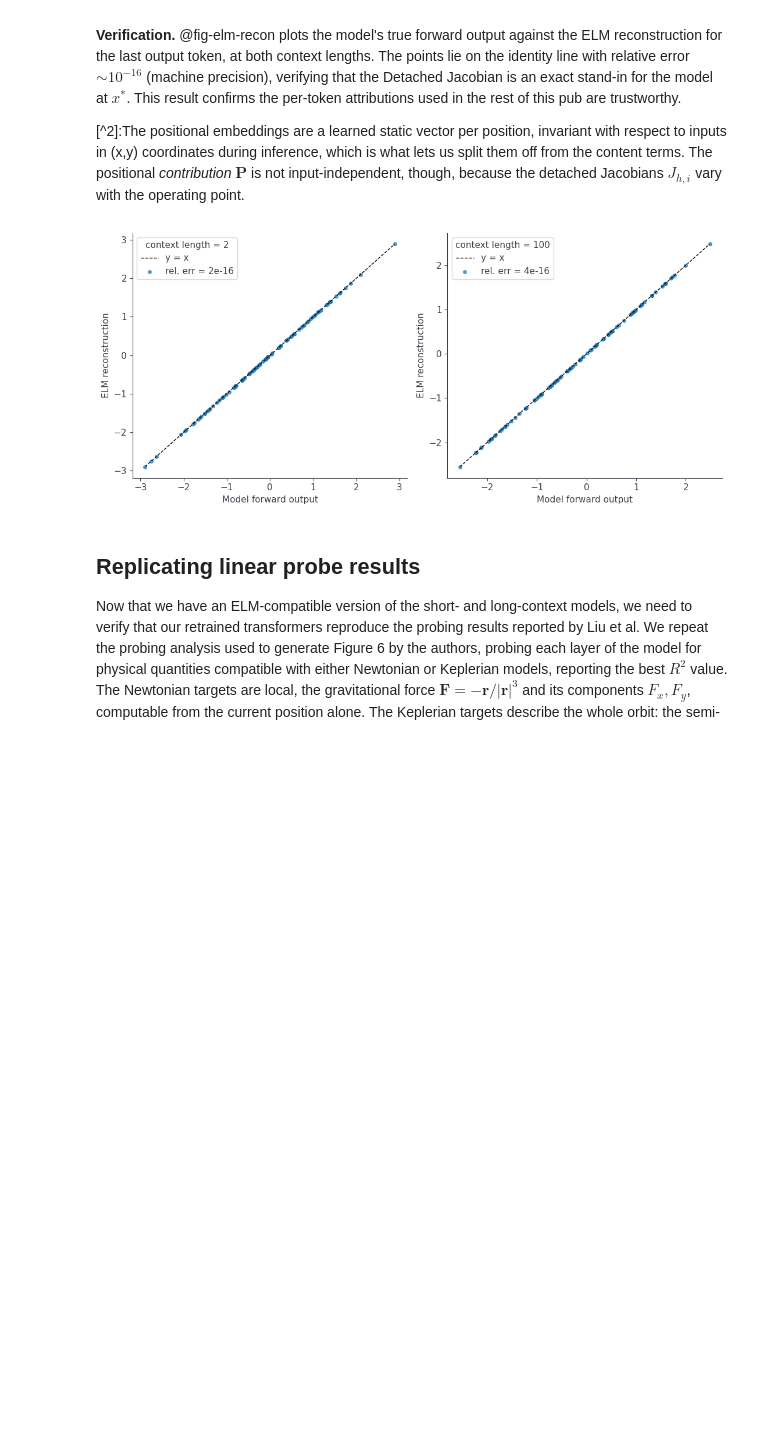
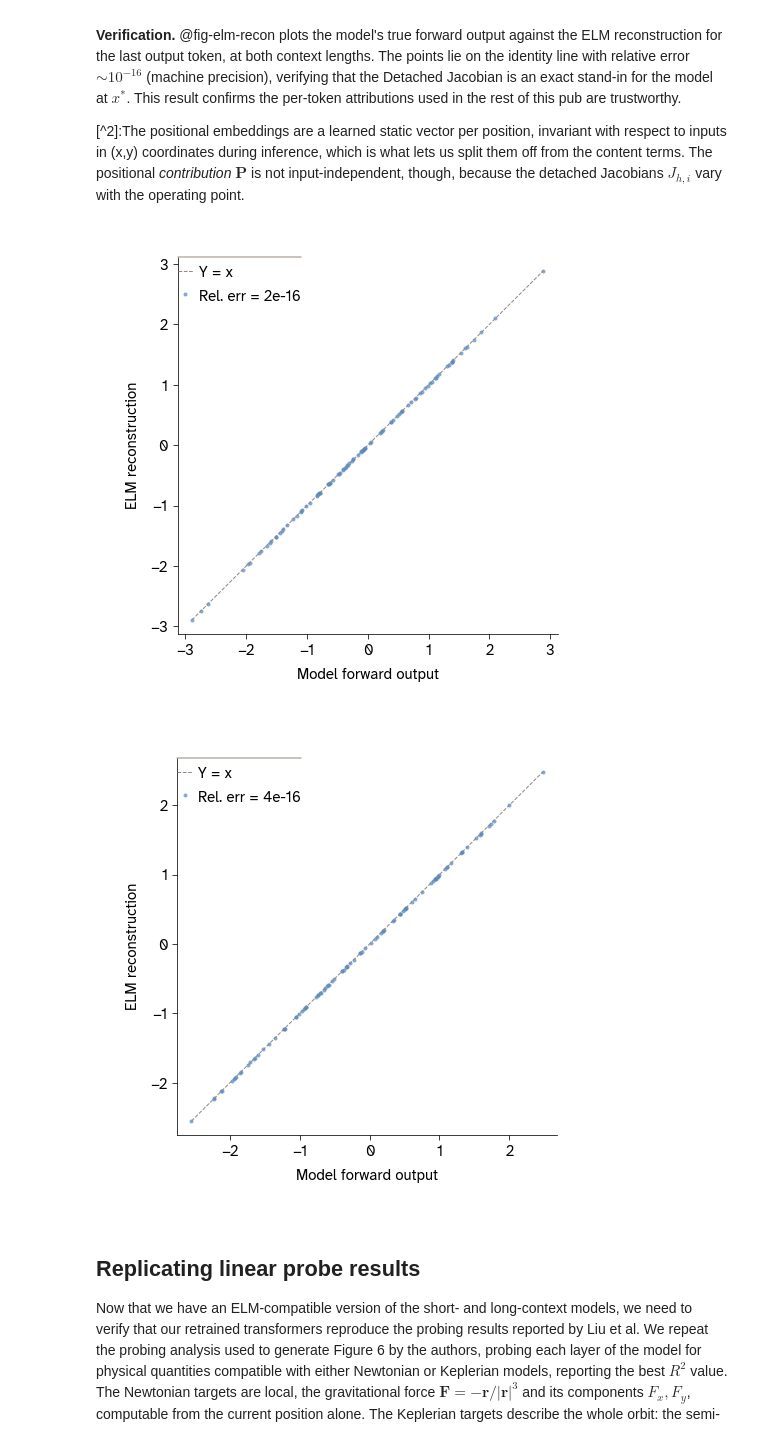
Before and after one commit to Arcadia-Science/world-model-orbits, a Jupyter notebook: index.ipynb, the cells around one changed output. Drawn from its saved outputs; the diff is of its cells as text; code cells hidden in the pictures; blank space fills up the shorter version.

```diff
--- a/index.ipynb
+++ b/index.ipynb
@@ -167,27 +194,32 @@ one $2\times2$ block per input position, plus one positional vector.
 [^2]:The positional embeddings are a learned static vector per position, invariant with respect to inputs in (x,y) coordinates during inference, which is what lets us split them off from the content terms. The positional *contribution* $\mathbf P$ is not input-independent, though, because the detached Jacobians $J_{h,i}$ vary with the operating point.
 # %%
 #| label: fig-elm-recon
-#| fig-cap: "ELM reconstruction against the model's own forward output for the last position, at context lengths 2 and 100. One point per window; the dashed line is the identity. The legend gives the median relative error between the two."
+#| fig-cap: "ELM reconstruction against the model's own forward output for the last position. One point per window; the dashed line is the identity. The legend gives the median relative error between the two."
+#| fig-subcap:
+#|   - "Context length 2."
+#|   - "Context length 100."
+#| layout-ncol: 2
 #| code-fold: true
 from analysis.elm import reconstruction_scatter
 
 mv_2,   ev_2   = reconstruction_scatter(model_bs2,   2,   n_windows=50, seed=SEED)
 mv_100, ev_100 = reconstruction_scatter(model_bs100, 100, n_windows=50, seed=SEED)
 
-fig, axes = plt.subplots(1, 2, figsize=(11, 5))
-for ax, mv, ev, label in [(axes[0], mv_2,   ev_2,   'context length = 2'),
-                          (axes[1], mv_100, ev_100, 'context length = 100')]:
+PANEL = apc.mpl.FIGURE_SIZES_IN_INCHES['half_square']
+for mv, ev in [(mv_2, ev_2), (mv_100, ev_100)]:
     err = np.linalg.norm(ev - mv) / np.linalg.norm(mv)
     lo, hi = float(min(mv.min(), ev.min())), float(max(mv.max(), ev.max()))
-    ax.plot([lo, hi], [lo, hi], 'k--', lw=1, label='y = x')
-    ax.scatter(mv, ev, s=16, c='tab:blue', alpha=0.7, label=f'rel. err = {err:.0e}')
-    ax.set_xlabel('Model forward output')
+    fig, ax = plt.subplots(figsize=PANEL)
+    ax.plot([lo, hi], [lo, hi], ls='--', lw=1, color=ARC_DIAG, label='y = x')
+    ax.scatter(mv, ev, s=16, color=ARC_VIBE, alpha=0.7, label=f'rel. err = {err:.0e}')
+    ax.set_xlabel('model forward output')
     ax.set_ylabel('ELM reconstruction')
-    ax.legend(title=label)
-fig.tight_layout()
-plt.show()
+    ax.legend(frameon=False)
+    apc.mpl.style_plot(ax)
+    plt.show()
 # %% [output]
-[figure, old version]
+[figure, new version]
+[figure, added]
 # %% [markdown]
 ## Replicating linear probe results
 
```
Also changed, not shown: parts of 17 cells of this notebook, 3 other files.
